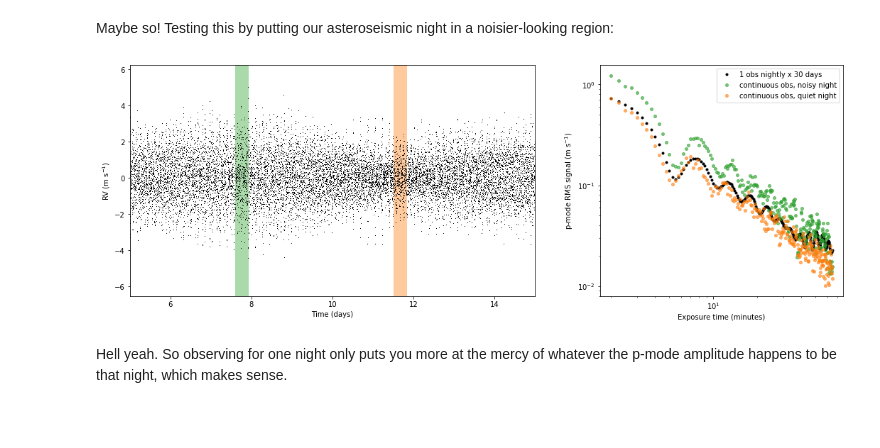
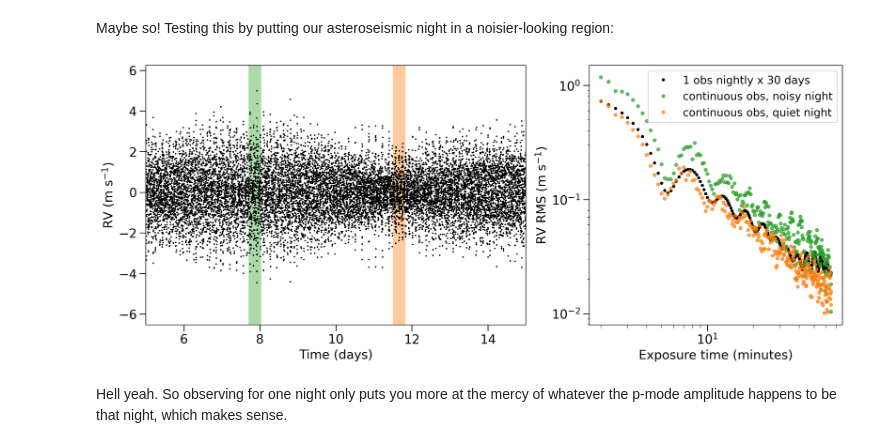
Before and after one commit to megbedell/pmodes, a Jupyter notebook: experiments/01-simulating-data.ipynb, the cells around one changed output. Saved outputs shown, nothing was run; the diff lists cells and outputs as text; code cells hidden in the pictures; blank space fills up the shorter version.

```diff
--- a/experiments/01-simulating-data.ipynb
+++ b/experiments/01-simulating-data.ipynb
@@ -142,7 +141,12 @@ amp_grid = a_max**2 * np.exp(-(freq_grid-nu_max)**2/(2.*c_env**2)) # amplitudes
 amp_grid -= 0.4 * amp_grid * l_grid # Hogg!
 driving_amp_grid = np.sqrt(amp_grid * gamma * dt)
 # %%
-plt.plot(freq_grid * 1.e6, np.sqrt(amp_grid), 'k.')
-plt.ylabel('p-mode amplitude (m s$^{-1}$)')
-plt.xlabel('frequency ($\mu$Hz)');
+plt.axhline(0., c='k')
+for f,a in zip(freq_grid, amp_grid):
+    plt.plot(np.array([f,f]) * 1.e6, [0,a], c='k')
+#plt.plot(freq_grid * 1.e6, np.sqrt(amp_grid), 'k.')
+plt.xlim([2000,4200])
+plt.ylabel('Amplitude (m s$^{-1}$)')
+plt.xlabel('Frequency ($\mu$Hz)')
+plt.savefig(plot_dir+'sim_freq_spectrum.pdf');
 # %% [output]
@@ -303,7 +307,7 @@ plt.xlabel('Time (days)');
 # %% [markdown]
 Maybe so! Testing this by putting our asteroseismic night in a noisier-looking region:
 # %%
-start2 = 7.6 * 24. * 3600. # noisier
+start2 = 7.7 * 24. * 3600. # noisier
 end2 = start2 + 8. * 3600. # eight hours later
 # %%
 stds_all_8hrs2 = []
@@ -312,25 +316,25 @@ for exp_time in tqdm(exp_times):
     obs_rvs = [simulate_exposure(ts, rvs, tt-exp_time/2., exp_time) for tt in obs_ts_8hrs]
     stds_all_8hrs2.append(np.std(obs_rvs))
 # %%
-fig, (ax1, ax2) = plt.subplots(1,2,figsize=(18,6),
-                              gridspec_kw={'width_ratios':[2,1.2]})
-ax1.plot(ts/86400., rvs, 'k,')
+fig, (ax1, ax2) = plt.subplots(1,2,figsize=(16,6),
+                              gridspec_kw={'width_ratios':[1.5,1]})
+ax1.plot(ts/86400., rvs, 'k.', ms=2)
 ax1.set_xlim([5,15])
 ax1.axvspan(start/86400., end/86400., alpha=0.4, facecolor='C1')
 ax1.axvspan(start2/86400., end2/86400., alpha=0.4, facecolor='C2')
 ax1.set_xlabel('Time (days)')
 ax1.set_ylabel(r'RV (m s$^{-1}$)')
 
 ax2.loglog(exp_times/60., stds_all, 'k.', label='1 obs nightly x 30 days')
-ax2.loglog(exp_times/60., stds_all_8hrs2, marker='o', ms=4, ls='', label='continuous obs, noisy night', alpha=0.6, color='C2')
-ax2.loglog(exp_times/60., stds_all_8hrs, marker='o', ms=4, ls='', label='continuous obs, quiet night', alpha=0.6, color='C1')
-ax2.legend()
+ax2.loglog(exp_times/60., stds_all_8hrs2, marker='o', ms=4, ls='', label='continuous obs, noisy night', alpha=0.7, color='C2')
+ax2.loglog(exp_times/60., stds_all_8hrs, marker='o', ms=4, ls='', label='continuous obs, quiet night', alpha=0.7, color='C1')
+ax2.legend(fontsize=14)
 ax2.set_xlabel('Exposure time (minutes)')
-ax2.set_ylabel('p-mode RMS signal (m s$^{-1}$)')
+ax2.set_ylabel('RV RMS (m s$^{-1}$)')
 
-fig.savefig('binning_test.png');
+fig.savefig(plot_dir+'binning_test.pdf');
 # %% [output]
-[figure, old version]
+[figure, new version]
 # %% [markdown]
 Hell yeah. So observing for one night only puts you more at the mercy of whatever the p-mode amplitude happens to be that night, which makes sense.
 # %% [markdown]
```
Also changed, not shown: parts of 16 cells of this notebook, 3 other files.
